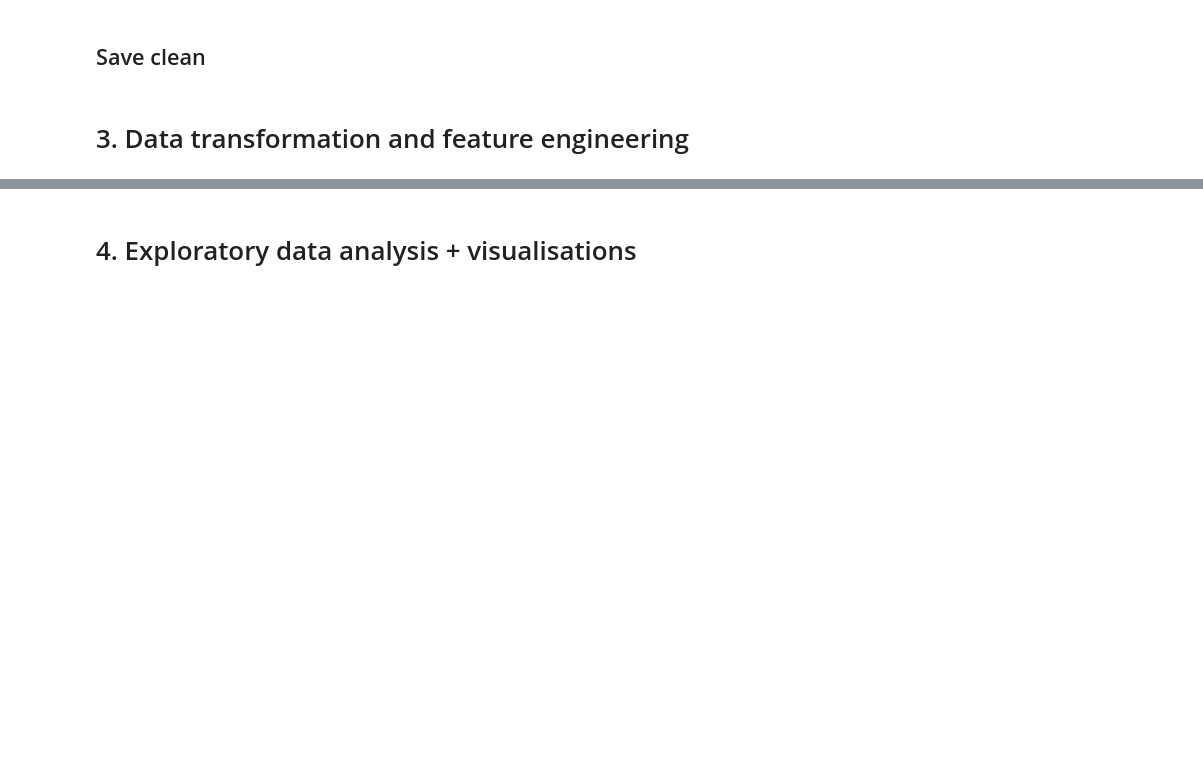
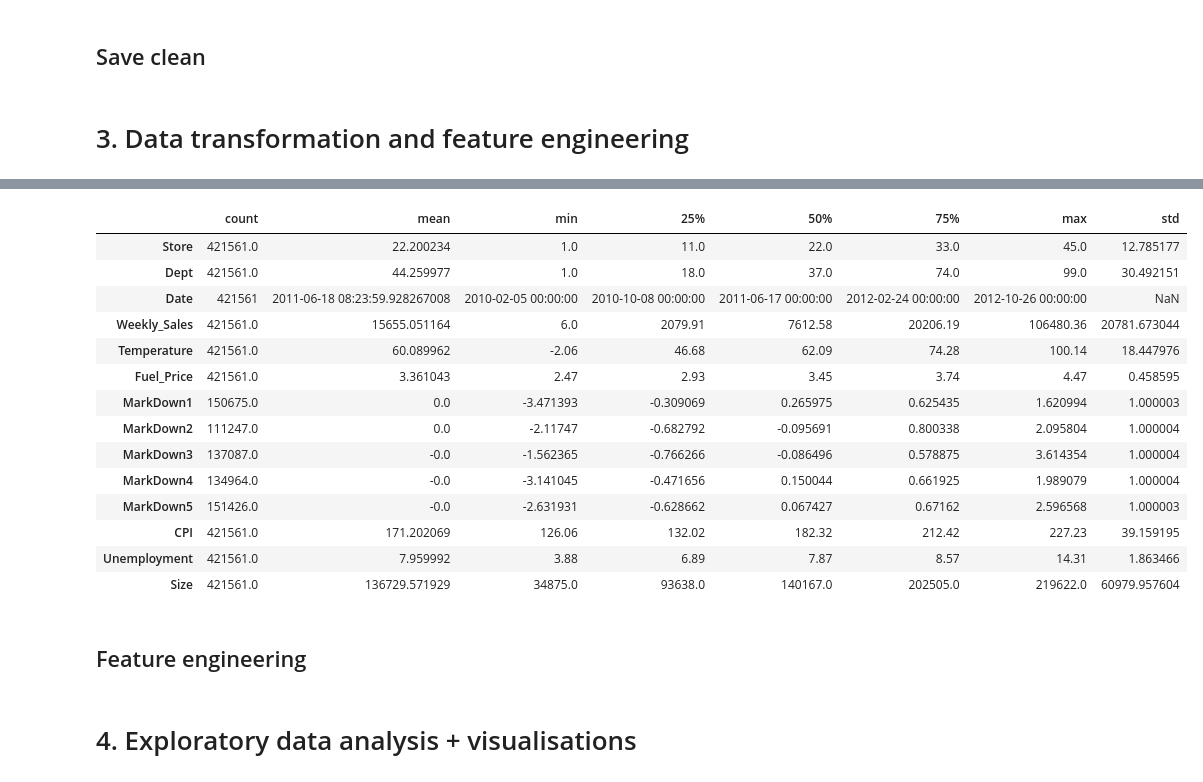
Before and after one commit to CoMa95/Retail-Sales-Analytics, a Jupyter notebook: jupyter_notebooks/project_workbook.ipynb, the cells around one changed output, grey strips where cells are left out. Cells and saved outputs as stored; diff of their text form; code cells hidden in the pictures; blank space fills up the shorter version.

Commit message:
Normalise MarkDowns; create new feature

```diff
--- a/jupyter_notebooks/project_workbook.ipynb
+++ b/jupyter_notebooks/project_workbook.ipynb
@@ -684,0 +695,38 @@ df.to_csv('cleaned_data.csv', index=False)
+# %%
+def normalize_markdowns(df):
+    """
+    Normalize the MarkDown columns using log transform followed by Z-score standardization.
+    """
+    df = df.copy()
+    markdown_cols = [f'MarkDown{i}' for i in range(1, 6)]
+    # log transform
+    for col in markdown_cols:
+        df[col] = np.log1p(df[col].clip(lower=0))  # log(1 + x), ensures nonnegative
+    # z-score standardization
+    scaler = StandardScaler()
+    df[markdown_cols] = scaler.fit_transform(df[markdown_cols])
+
+    return df
+# %%
+# apply function
+df = normalize_markdowns(df)
+# %%
+df.describe().T
+# %% [output]
+|  | count | mean | min | 25% | 50% | 75% | max | std |
+| Store | 421561.0 | 22.200234 | 1.0 | 11.0 | 22.0 | 33.0 | 45.0 | 12.785177 |
+| Dept | 421561.0 | 44.259977 | 1.0 | 18.0 | 37.0 | 74.0 | 99.0 | 30.492151 |
+| Date | 421561 | 2011-06-18 08:23:59.928267008 | 2010-02-05 00:00:00 | 2010-10-08 00:00:00 | 2011-06-17 00:00:00 | 2012-02-24 00:00:00 | 2012-10-26 00:00:00 | NaN |
+| Weekly_Sales | 421561.0 | 15655.051164 | 6.0 | 2079.91 | 7612.58 | 20206.19 | 106480.36 | 20781.673044 |
+| Temperature | 421561.0 | 60.089962 | -2.06 | 46.68 | 62.09 | 74.28 | 100.14 | 18.447976 |
+| Fuel_Price | 421561.0 | 3.361043 | 2.47 | 2.93 | 3.45 | 3.74 | 4.47 | 0.458595 |
+| MarkDown1 | 150675.0 | 0.0 | -3.471393 | -0.309069 | 0.265975 | 0.625435 | 1.620994 | 1.000003 |
+| MarkDown2 | 111247.0 | 0.0 | -2.11747 | -0.682792 | -0.095691 | 0.800338 | 2.095804 | 1.000004 |
+| MarkDown3 | 137087.0 | -0.0 | -1.562365 | -0.766266 | -0.086496 | 0.578875 | 3.614354 | 1.000004 |
+| MarkDown4 | 134964.0 | -0.0 | -3.141045 | -0.471656 | 0.150044 | 0.661925 | 1.989079 | 1.000004 |
+| MarkDown5 | 151426.0 | -0.0 | -2.631931 | -0.628662 | 0.067427 | 0.67162 | 2.596568 | 1.000003 |
+| CPI | 421561.0 | 171.202069 | 126.06 | 132.02 | 182.32 | 212.42 | 227.23 | 39.159195 |
+| Unemployment | 421561.0 | 7.959992 | 3.88 | 6.89 | 7.87 | 8.57 | 14.31 | 1.863466 |
+| Size | 421561.0 | 136729.571929 | 34875.0 | 93638.0 | 140167.0 | 202505.0 | 219622.0 | 60979.957604 |
+# %% [markdown]
+## Feature engineering
```
Also changed, not shown: parts of 4 cells of this notebook.
